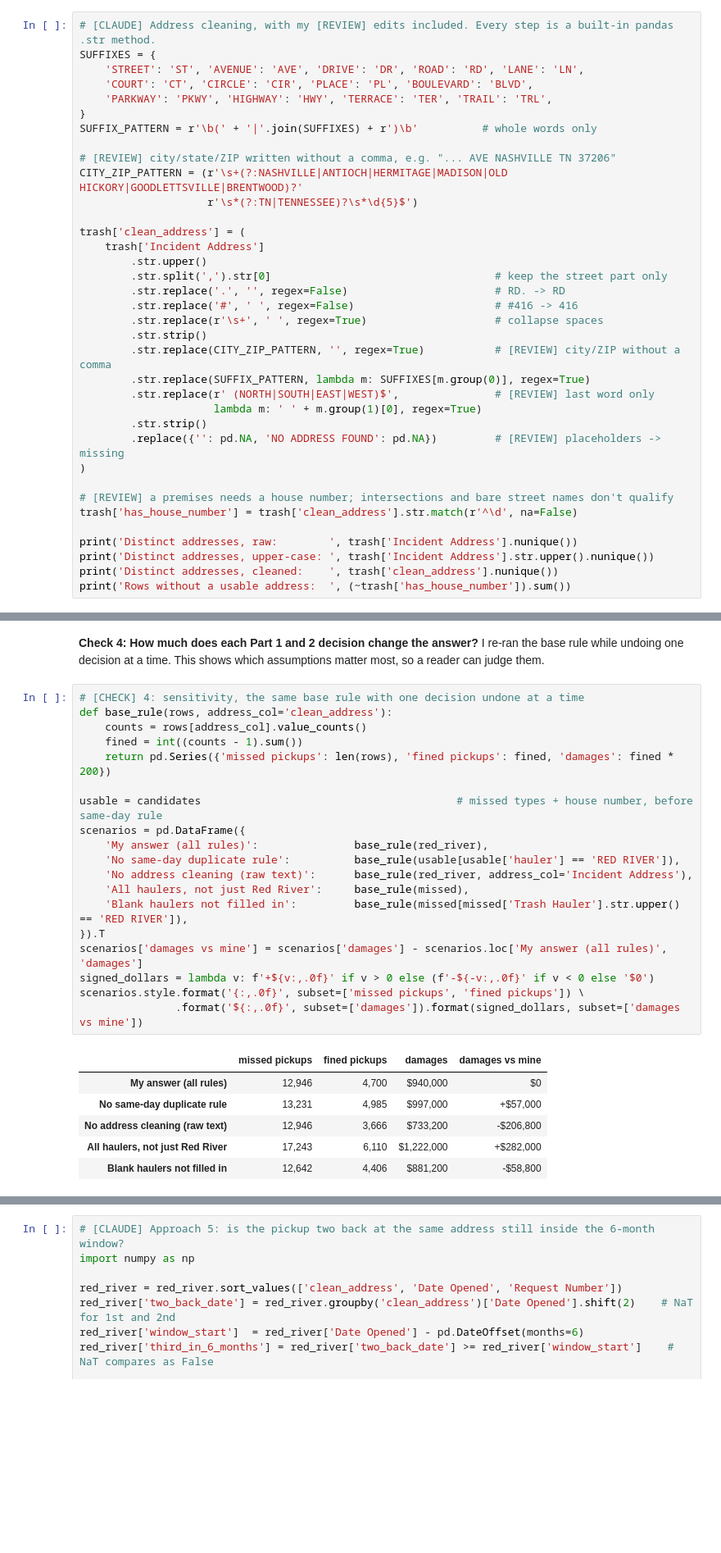
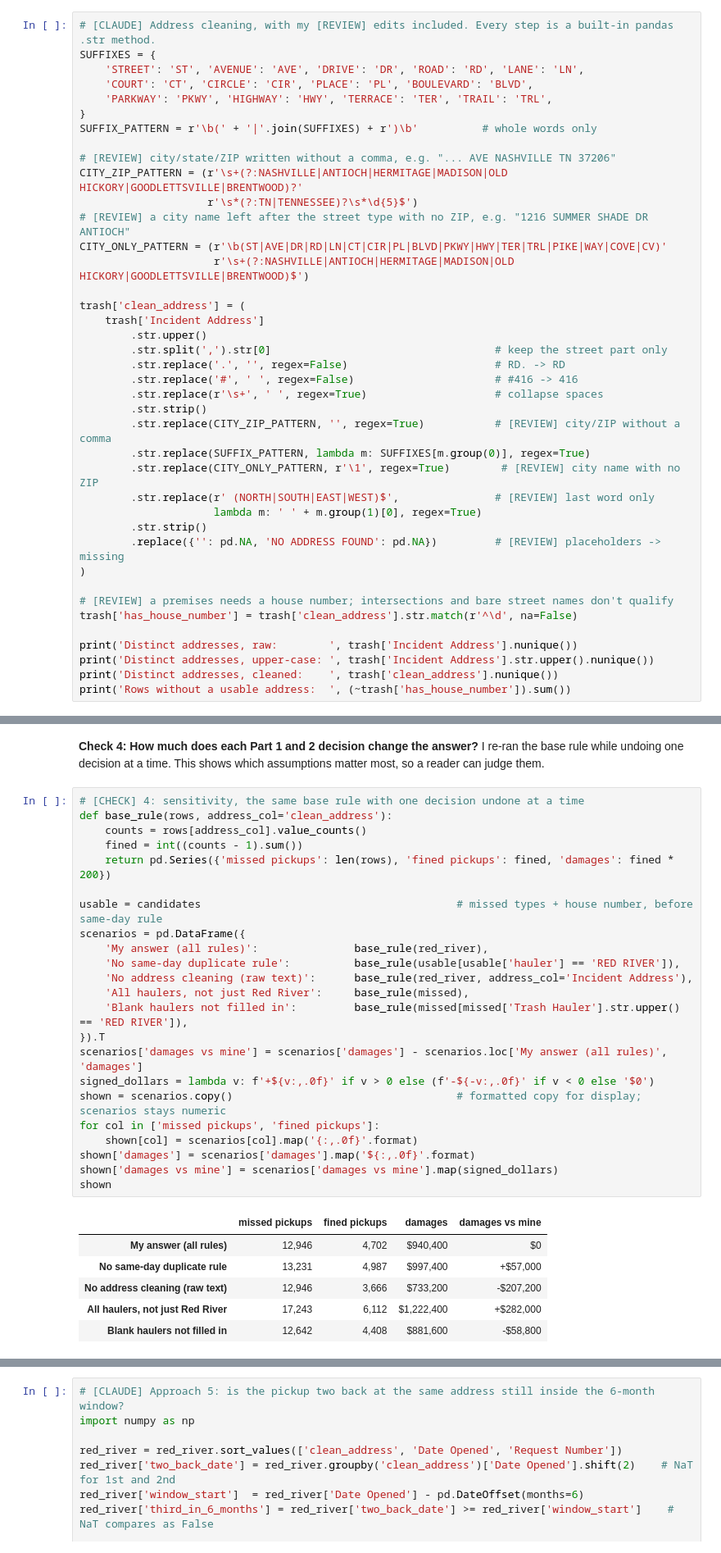
Before and after one commit to AI-for-Analytics-4/Trash_haulers_w_Claude_VSC, a Jupyter notebook: submissions/juan_zavala/trash_haulers_analysis.ipynb, the cells around one changed output, grey strips where cells are left out. Shown at 82% size. Cells and saved outputs as stored; diff of their text form; blank space fills up the shorter version.

```diff
--- a/submissions/juan_zavala/trash_haulers_analysis.ipynb
+++ b/submissions/juan_zavala/trash_haulers_analysis.ipynb
@@ -93,6 +93,9 @@ SUFFIX_PATTERN = r'\b(' + '|'.join(SUFFIXES) + r')\b'          # whole words onl
 # [REVIEW] city/state/ZIP written without a comma, e.g. "... AVE NASHVILLE TN 37206"
 CITY_ZIP_PATTERN = (r'\s+(?:NASHVILLE|ANTIOCH|HERMITAGE|MADISON|OLD HICKORY|GOODLETTSVILLE|BRENTWOOD)?'
                     r'\s*(?:TN|TENNESSEE)?\s*\d{5}$')
+# [REVIEW] a city name left after the street type with no ZIP, e.g. "1216 SUMMER SHADE DR ANTIOCH"
+CITY_ONLY_PATTERN = (r'\b(ST|AVE|DR|RD|LN|CT|CIR|PL|BLVD|PKWY|HWY|TER|TRL|PIKE|WAY|COVE|CV)'
+                     r'\s+(?:NASHVILLE|ANTIOCH|HERMITAGE|MADISON|OLD HICKORY|GOODLETTSVILLE|BRENTWOOD)$')
 
 trash['clean_address'] = (
     trash['Incident Address']
@@ -104,6 +107,7 @@ trash['clean_address'] = (
         .str.strip()
         .str.replace(CITY_ZIP_PATTERN, '', regex=True)           # [REVIEW] city/ZIP without a comma
         .str.replace(SUFFIX_PATTERN, lambda m: SUFFIXES[m.group(0)], regex=True)
+        .str.replace(CITY_ONLY_PATTERN, r'\1', regex=True)        # [REVIEW] city name with no ZIP
         .str.replace(r' (NORTH|SOUTH|EAST|WEST)$',               # [REVIEW] last word only
                      lambda m: ' ' + m.group(1)[0], regex=True)
         .str.strip()
@@ -610,29 +628,33 @@ Every later pickup has fine 200: True
 # %%
 # [CHECK] 4: sensitivity, the same base rule with one decision undone at a time
 def base_rule(rows, address_col='clean_address'):
     counts = rows[address_col].value_counts()
     fined = int((counts - 1).sum())
     return pd.Series({'missed pickups': len(rows), 'fined pickups': fined, 'damages': fined * 200})
 
 usable = candidates                                        # missed types + house number, before same-day rule
 scenarios = pd.DataFrame({
     'My answer (all rules)':               base_rule(red_river),
     'No same-day duplicate rule':          base_rule(usable[usable['hauler'] == 'RED RIVER']),
     'No address cleaning (raw text)':      base_rule(red_river, address_col='Incident Address'),
     'All haulers, not just Red River':     base_rule(missed),
     'Blank haulers not filled in':         base_rule(missed[missed['Trash Hauler'].str.upper() == 'RED RIVER']),
 }).T
 scenarios['damages vs mine'] = scenarios['damages'] - scenarios.loc['My answer (all rules)', 'damages']
 signed_dollars = lambda v: f'+${v:,.0f}' if v > 0 else (f'-${-v:,.0f}' if v < 0 else '$0')
-scenarios.style.format('{:,.0f}', subset=['missed pickups', 'fined pickups']) \
-               .format('${:,.0f}', subset=['damages']).format(signed_dollars, subset=['damages vs mine'])
+shown = scenarios.copy()                                   # formatted copy for display; scenarios stays numeric
+for col in ['missed pickups', 'fined pickups']:
+    shown[col] = scenarios[col].map('{:,.0f}'.format)
+shown['damages'] = scenarios['damages'].map('${:,.0f}'.format)
+shown['damages vs mine'] = scenarios['damages vs mine'].map(signed_dollars)
+shown
 # %% [output]
 |  | missed pickups | fined pickups | damages | damages vs mine |
-| My answer (all rules) | 12,946 | 4,700 | $940,000 | $0 |
-| No same-day duplicate rule | 13,231 | 4,985 | $997,000 | +$57,000 |
-| No address cleaning (raw text) | 12,946 | 3,666 | $733,200 | -$206,800 |
-| All haulers, not just Red River | 17,243 | 6,110 | $1,222,000 | +$282,000 |
-| Blank haulers not filled in | 12,642 | 4,406 | $881,200 | -$58,800 |
+| My answer (all rules) | 12,946 | 4,702 | $940,400 | $0 |
+| No same-day duplicate rule | 13,231 | 4,987 | $997,400 | +$57,000 |
+| No address cleaning (raw text) | 12,946 | 3,666 | $733,200 | -$207,200 |
+| All haulers, not just Red River | 17,243 | 6,112 | $1,222,400 | +$282,000 |
+| Blank haulers not filled in | 12,642 | 4,408 | $881,600 | -$58,800 |
 # %% [markdown]
 **What the table shows:**
 
```
Also changed, not shown: parts of 32 cells of this notebook, 7 other files.
